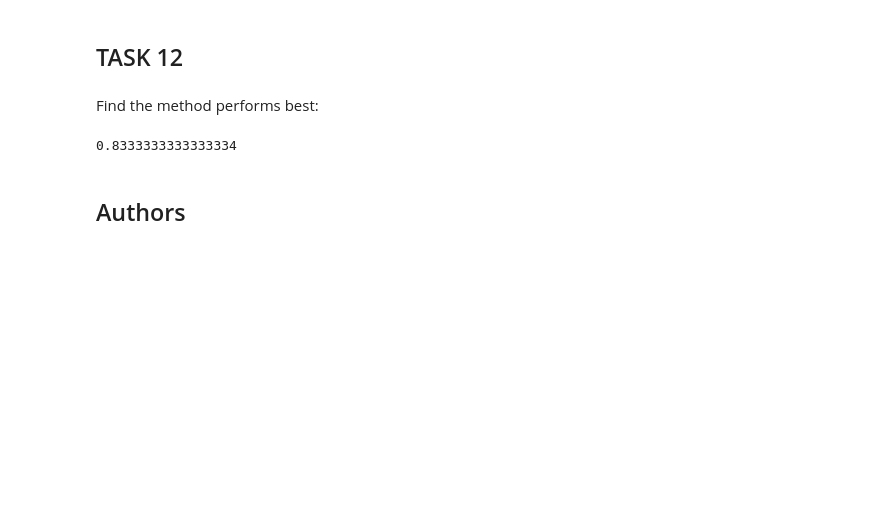
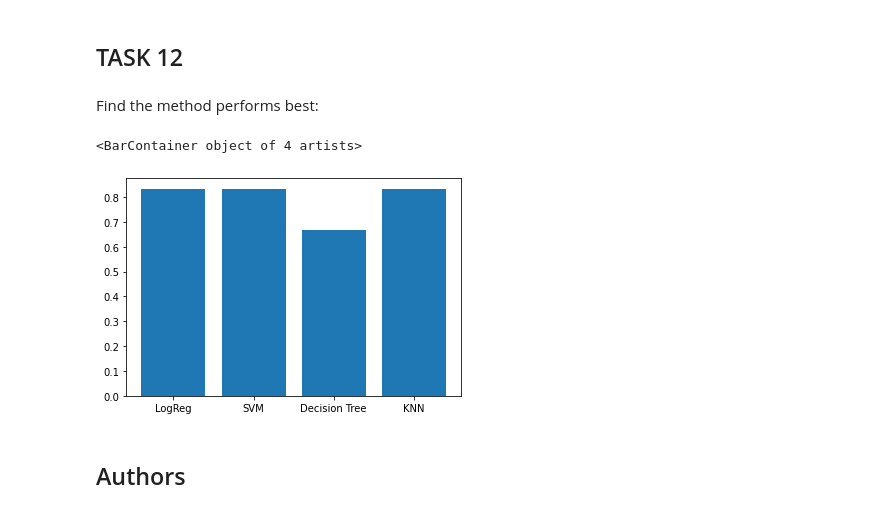
Before and after one commit to Gradon/pythondatasci, a Jupyter notebook: machine learning prediction.ipynb, the cells around one changed output. Drawn from its saved outputs; the diff is of its cells as text; code cells hidden in the pictures; blank space fills up the shorter version.

```diff
--- a/machine learning prediction.ipynb
+++ b/machine learning prediction.ipynb
@@ -318,12 +318,12 @@ plot_confusion_matrix(Y_test,yhat)
 # %% [markdown]
 Find the method performs best:
 # %%
-logreg_cv.score(X_test, Y_test)
-svm_cv.score(X_test, Y_test)
-tree_cv.score(X_test, Y_test)
-knn_cv.score(X_test, Y_test)
+plotnames = ["LogReg", "SVM", "Decision Tree", "KNN"]
+plotlines = [logreg_cv.score(X_test, Y_test),svm_cv.score(X_test, Y_test),tree_cv.score(X_test, Y_test),knn_cv.score(X_test, Y_test)]
+plt.bar(plotnames, plotlines)
 # %% [output]
-0.8333333333333334
+<BarContainer object of 4 artists>
+[figure, added]
 # %% [markdown]
 ## Authors
 # %% [markdown]
```
Also changed, not shown: parts of 5 cells of this notebook.
